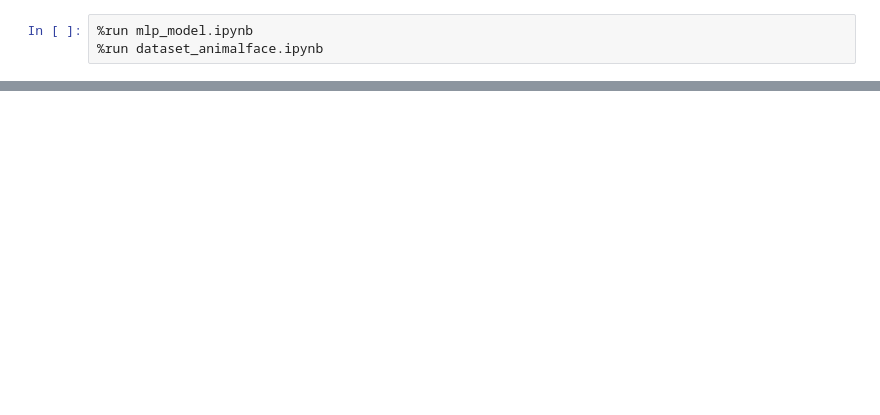
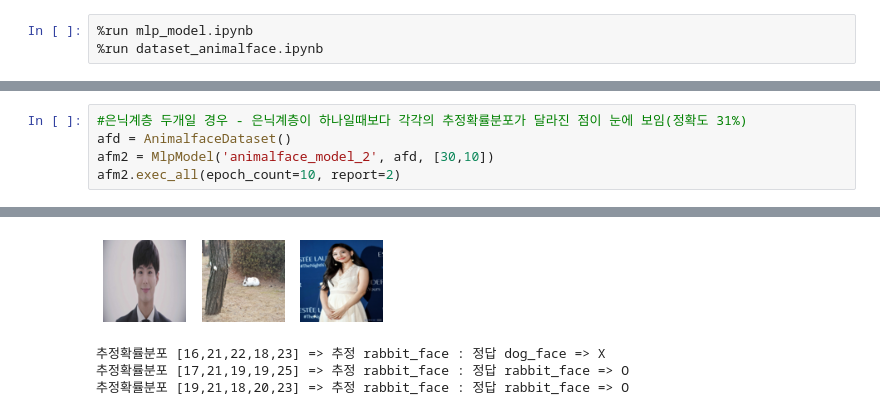
Before and after one commit to Yong-Bin-Park/Deep_Learning, a Jupyter notebook: animalface_model_test.ipynb, the cells around one changed output, grey strips where cells are left out. Cells and saved outputs as stored; diff of their text form; blank space fills up the shorter version.

```diff
--- a/animalface_model_test.ipynb
+++ b/animalface_model_test.ipynb
@@ -9,0 +84,6 @@ ValueError: setting an array element with a sequence.
+# %%
+#은닉계층 두개일 경우 - 은닉계층이 하나일때보다 각각의 추정확률분포가 달라진 점이 눈에 보임(정확도 31%)
+afd = AnimalfaceDataset()
+afm2 = MlpModel('animalface_model_2', afd, [30,10])
+afm2.exec_all(epoch_count=10, report=2)
+# %% [output]
@@ -9,0 +100,4 @@ ValueError: setting an array element with a sequence.
+[figure, added]
+추정확률분포 [16,21,22,18,23] => 추정 rabbit_face : 정답 dog_face => X
+추정확률분포 [17,21,19,19,25] => 추정 rabbit_face : 정답 rabbit_face => O
+추정확률분포 [19,21,18,20,23] => 추정 rabbit_face : 정답 rabbit_face => O
```
Also changed, not shown: parts of 16 cells of this notebook.
